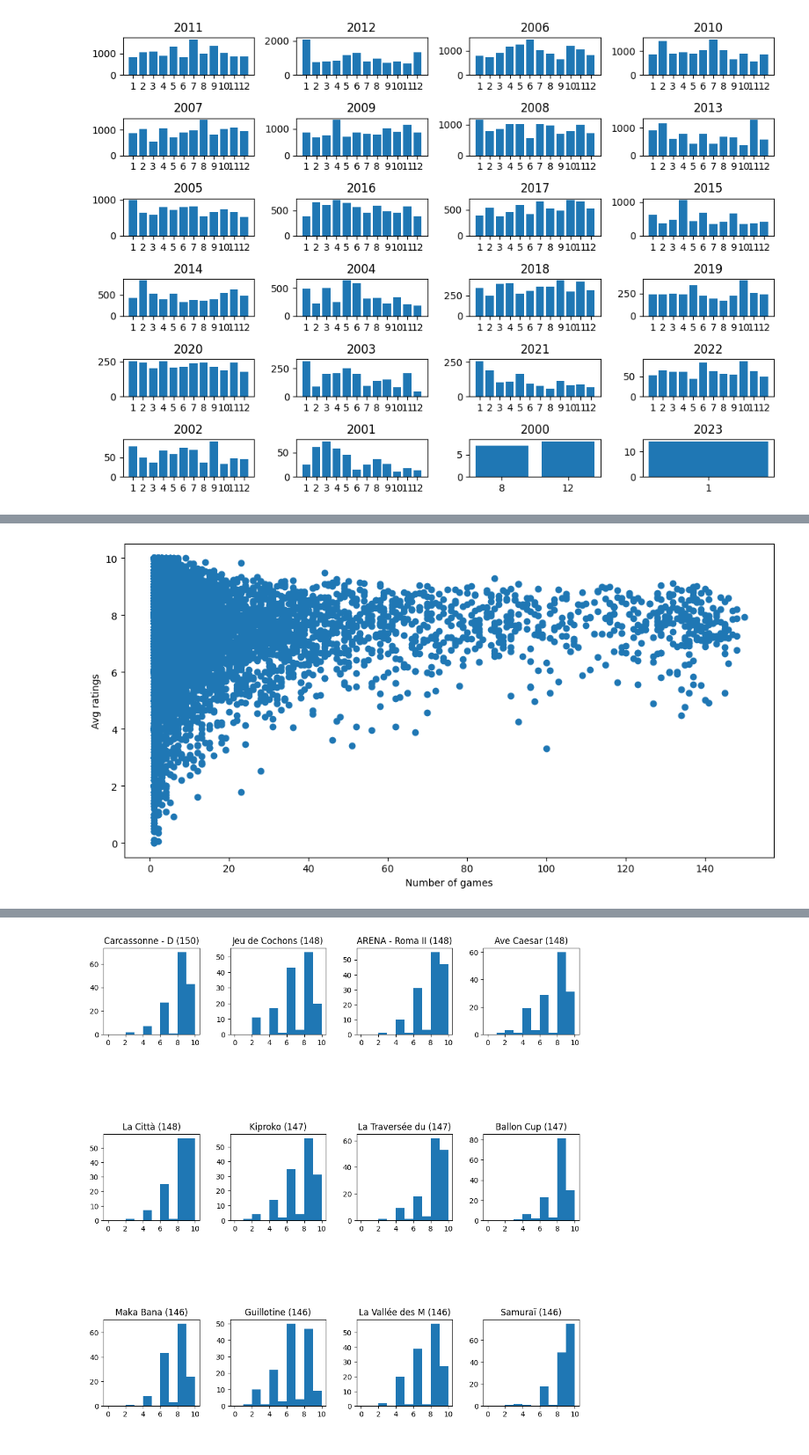
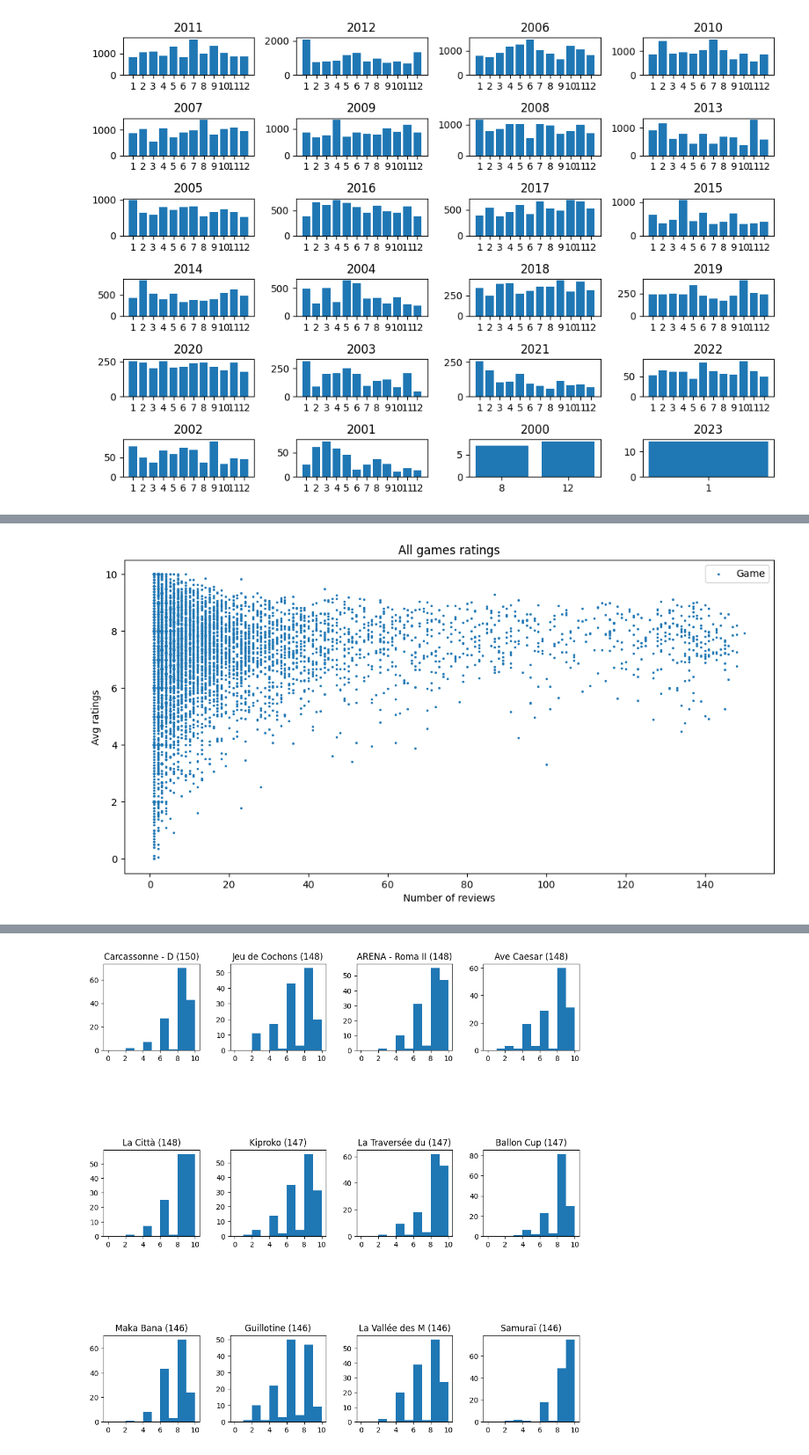
Before and after one commit to Franciline/Recommendation_system, a Jupyter notebook: data_visualization/avis.ipynb, the cells around one changed output, grey strips where cells are left out. Shown at 88% size. Saved outputs shown, nothing was run; the diff lists cells and outputs as text; code cells hidden in the pictures.

```diff
--- a/data_visualization/avis.ipynb
+++ b/data_visualization/avis.ipynb
@@ -109,10 +109,11 @@ def plot_hist_ratings(data, ax, x_label=None, y_label=None, title=None, min_x=0.
     if title:
         ax.set_title(title)
 
-def scatter_ratings(x, y, ax, x_label, y_label, title=None):
-    ax.scatter(x, y)
+def scatter_ratings(x, y, ax, x_label, y_label, point_label, title=None):
+    ax.scatter(x, y, s=2, label=point_label)
     ax.set_xlabel(x_label)
     ax.set_ylabel(y_label)
+    ax.legend()
     if title:
         ax.set_title(title)
 # %%
@@ -142,10 +143,11 @@ ratings_stats
 # %%
 fig.clear()
 fig.set_figheight(5)
-scatter_ratings(ratings_stats["Number of games"], ratings_stats["Mean"], fig.add_subplot(111), "Number of games", "Avg ratings")
+scatter_ratings(ratings_stats["Number of reviews"], ratings_stats["Mean"], fig.add_subplot(111),
+                x_label="Number of reviews", y_label="Avg ratings", point_label="Game", title="All games ratings")
 fig
 # %% [output]
-[figure, old version]
+[figure, new version]
 # %%
 fig.set_figheight(5)
 
```
Also changed, not shown: parts of 11 cells of this notebook.
